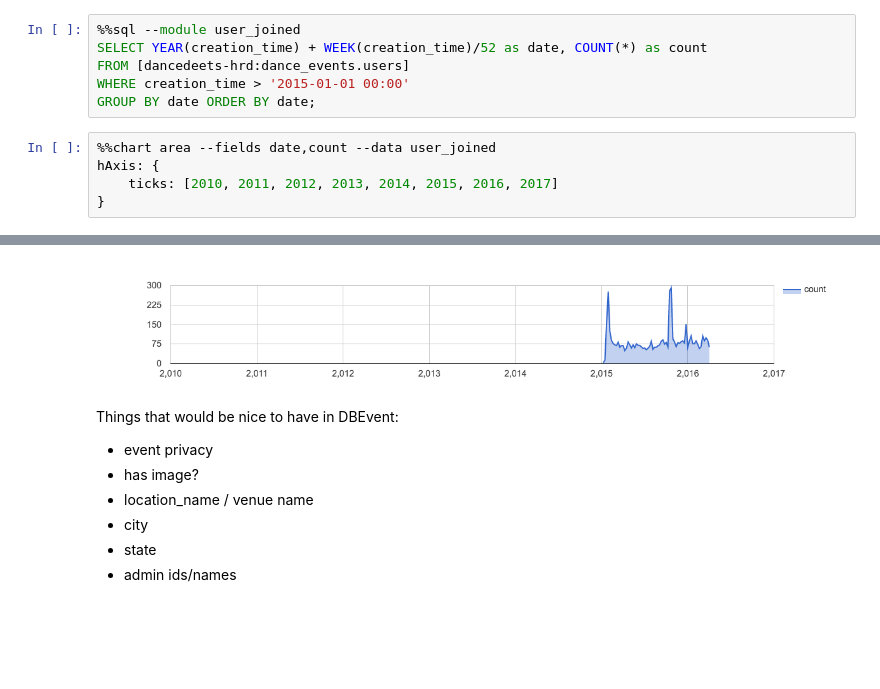
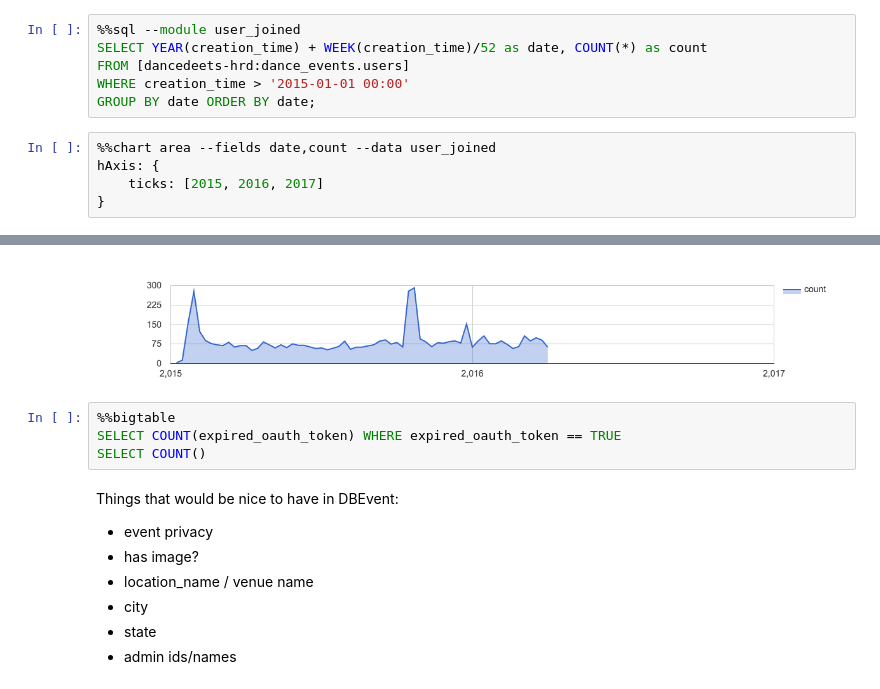
Before and after one commit to mikelambert/DanceDeets, a Jupyter notebook: DanceDeets Stats.ipynb, the cells around one changed output, grey strips where cells are left out. Saved outputs shown, nothing was run; the diff lists cells and outputs as text; blank space fills up the shorter version.

```diff
--- a/DanceDeets Stats.ipynb
+++ b/DanceDeets Stats.ipynb
@@ -212,11 +212,15 @@ GROUP BY date ORDER BY date;
 # %%
 %%chart area --fields date,count --data user_joined
 hAxis: {
-    ticks: [2010, 2011, 2012, 2013, 2014, 2015, 2016, 2017]
+    ticks: [2015, 2016, 2017]
 }
 # %% [output]
 [interactive output not drawn]
-[figure, old version]
+[figure, new version]
+# %%
+%%bigtable
+SELECT COUNT(expired_oauth_token) WHERE expired_oauth_token == TRUE
+SELECT COUNT()
 # %% [markdown]
 Things that would be nice to have in DBEvent:
 - event privacy
```
